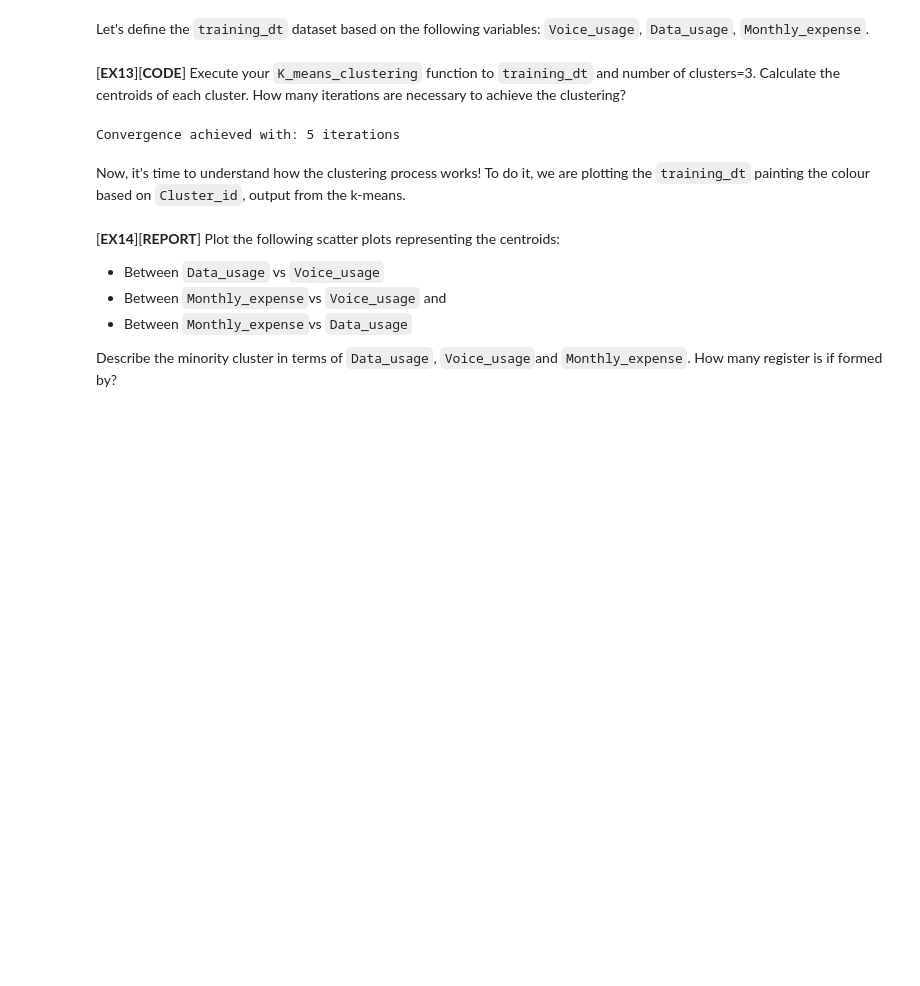
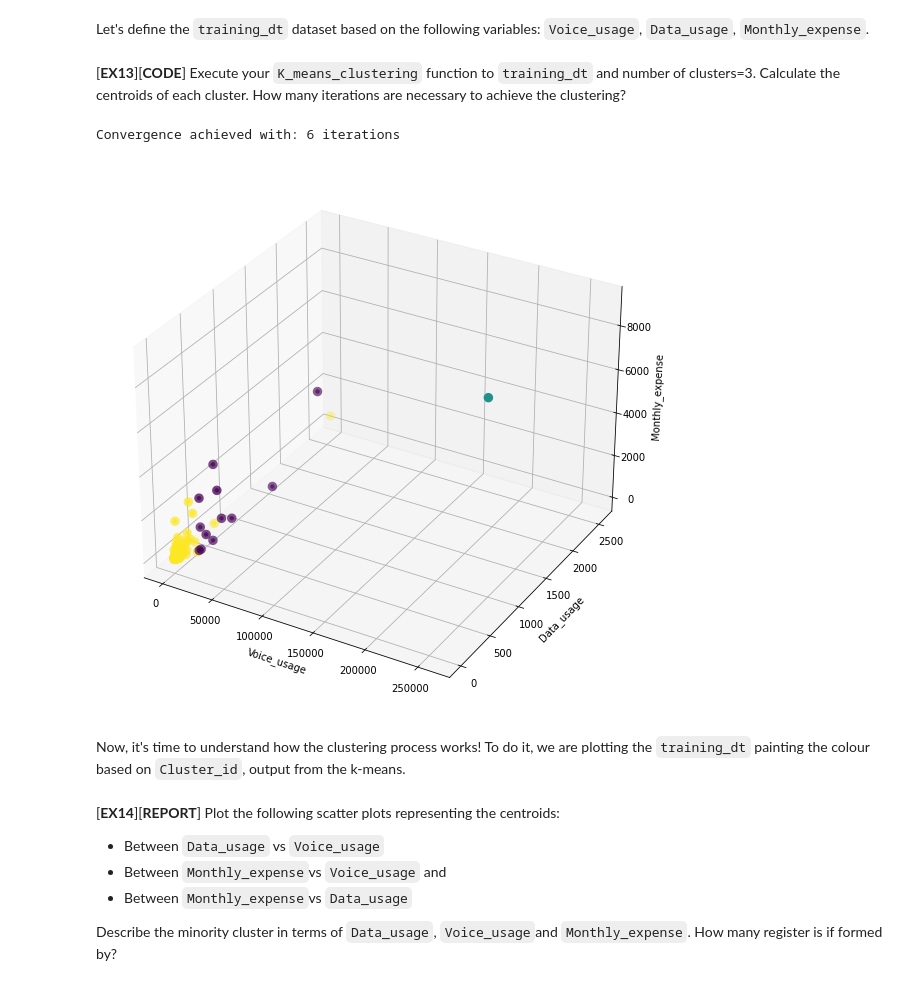
Before and after one commit to alex1162/Machine-Learning, a Jupyter notebook: PJ1_student/P01_Clustering students.ipynb, the cells around one changed output. Drawn from its saved outputs; the diff is of its cells as text; code cells hidden in the pictures; blank space fills up the shorter version.

```diff
--- a/PJ1_student/P01_Clustering students.ipynb
+++ b/PJ1_student/P01_Clustering students.ipynb
@@ -447,7 +447,7 @@ def K_means_clustering(X, n_clusters=2, seed=1, num_iterations=10):
     rng = np.random.RandomState(seed)
     i = rng.permutation(X.shape[0])[:n_clusters]
     centroids = X[i]
-
+    n = X.shape[0]
     #Repeat the process during num_iterations or convergence achieved
     for num in range(0,num_iterations):
 
@@ -464,7 +464,6 @@ def K_means_clustering(X, n_clusters=2, seed=1, num_iterations=10):
     #Calculate the new centroids based on the means of each point assigned to each cluster
 
         ##################
-
         new_centroids = np.vstack([np.mean(X[labels == l, :], axis=0) for l in range(n_clusters)])
 
         ##################
@@ -492,10 +491,28 @@ Let's define the `training_dt` dataset based on the following variables: `Voice_
 training_dt=customer_dt_summary[['Voice_usage', 'Data_usage', 'Monthly_expense']]
 # %% [markdown]
 [**EX13**][**CODE**] Execute your `K_means_clustering` function to `training_dt` and number of clusters=3. Calculate the centroids of each cluster. How many iterations are necessary to achieve the clustering?
-# %%
-a, b = K_means_clustering(training_dt.values, n_clusters=2, seed=1, num_iterations=10)
-# %% [output]
-Convergence achieved with: 5 iterations
+# %%
+centroids, labels = K_means_clustering(training_dt.values, n_clusters=3, seed=1, num_iterations=10)
+#print(centroids, labels)
+
+fig = plt.figure(figsize=(10,10))
+ax = plt.axes(projection='3d')
+
+# Data for a three-dimensional line
+X=training_dt.loc[:,'Voice_usage'].values
+Y=training_dt.loc[:,'Data_usage'].values
+Z=training_dt.loc[:,'Monthly_expense'].values
+
+ax.set_xlabel('Voice_usage')
+ax.set_ylabel('Data_usage')
+ax.set_zlabel('Monthly_expense')
+ax.scatter3D(X, Y, Z, c=labels, cmap='viridis', linewidth=5);
+
+
+plt.show()
+# %% [output]
+Convergence achieved with: 6 iterations
+[figure, added]
 # %% [markdown]
 Now, it's time to understand how the clustering process works! To do it, we are plotting the `training_dt` painting the colour based on `Cluster_id`, output from the k-means.
 # %% [markdown]
```
Also changed, not shown: parts of 8 cells of this notebook.
